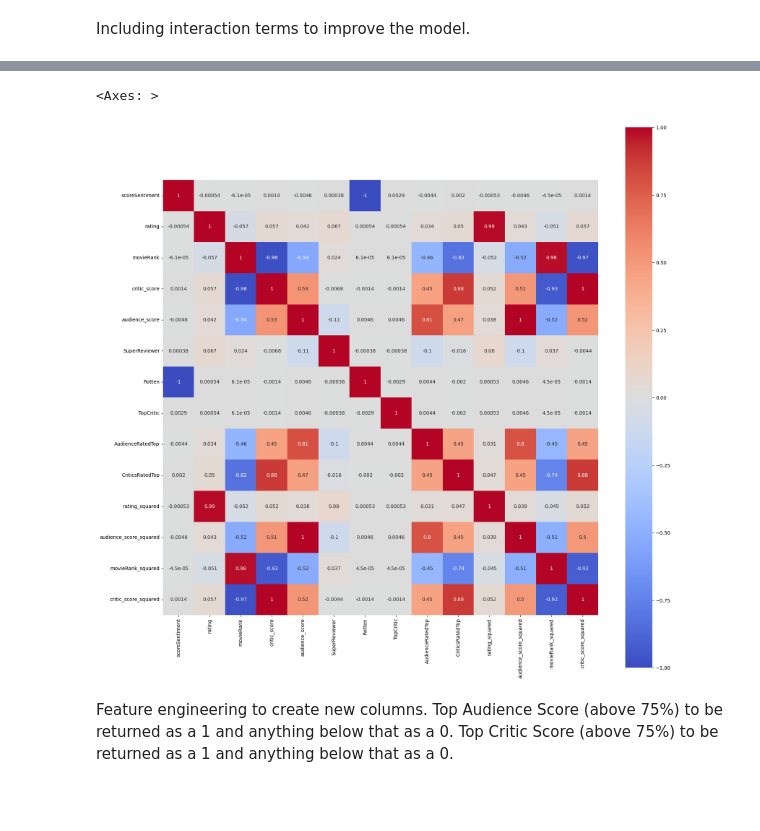
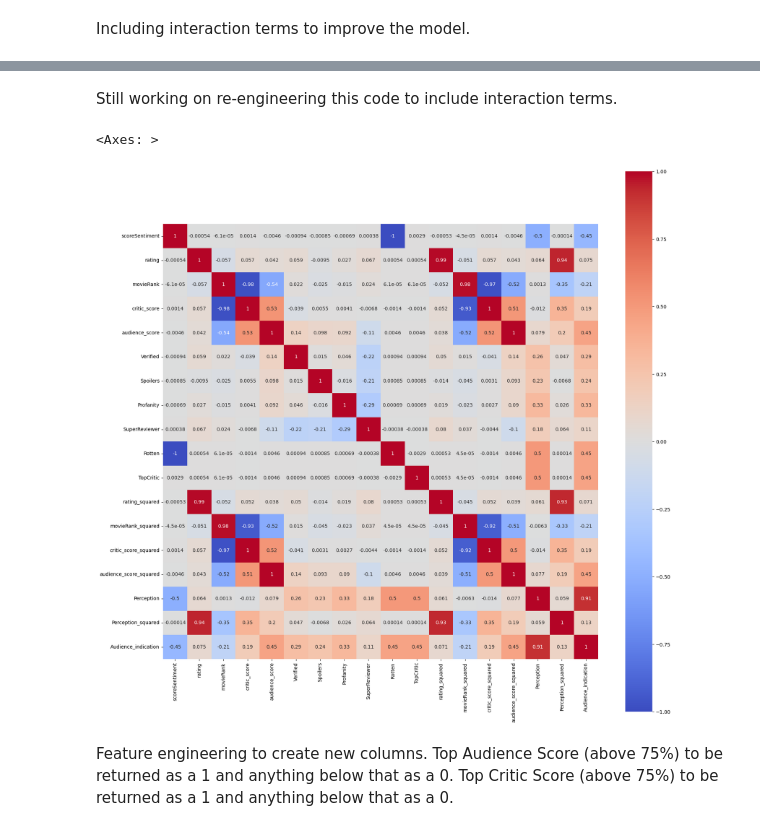
Before and after one commit to osoisi/Data-Science-Projects, a Jupyter notebook: Movie Reviews/Rotten Tomatoes- Movie Reviews.ipynb, the cells around one changed output, grey strips where cells are left out. Drawn from its saved outputs; the diff is of its cells as text; code cells hidden in the pictures; blank space fills up the shorter version.

```diff
--- a/Movie Reviews/Rotten Tomatoes- Movie Reviews.ipynb
+++ b/Movie Reviews/Rotten Tomatoes- Movie Reviews.ipynb
@@ -579 +585,9 @@ df_r['CriticsRatedTop'] = [1 if i >= 0.75 else 0 for i in df_r['critic_score']]
+# %%
+df_reviews['Reviewed']=(df_reviews['Verified']+df_reviews['Spoilers']+df_reviews['Profanity']+df_reviews['SuperReviewer']+df_reviews['Rotten']+df_reviews['TopCritic'])**0.5
+# %%
+df_reviews['Expert_Indication']=(df_reviews['rating']*df_reviews['critic_score'])
+# %%
+df_reviews['Audience_indication']=(df_reviews['Perception']*df_reviews['audience_score'])
+# %%
+df_reviews= df_reviews.drop(columns=['Fresh'])
 # %%
@@ -609,11 +602,13 @@ df_r.head()
+# %% [markdown]
+Still working on re-engineering this code to include interaction terms.
 # %%
-df_corr = df_r.corr()
+df_corr = df_reviews.corr()
 mask = ~((df_corr > 0.1) | (df_corr< -0.1))
 plt.figure(figsize=(20,20))
 sns.heatmap(df_corr, annot=True, cmap='coolwarm', square=True)
 # %% [output]
 <Axes: >
-[figure, old version]
+[figure, new version]
 # %% [markdown]
 Feature engineering to create new columns. Top Audience Score (above 75%) to be returned as a 1 and anything below that as a 0. Top Critic Score (above 75%) to be returned as a 1 and anything below that as a 0.
 # %% [markdown]
```
Also changed, not shown: parts of 35 cells of this notebook.
